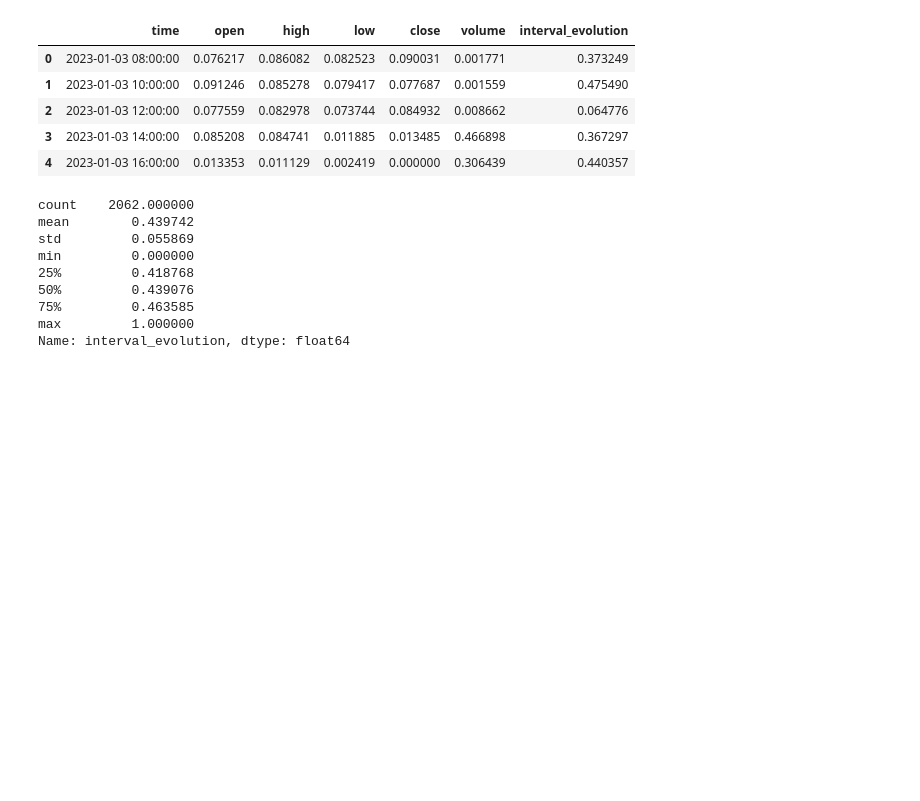
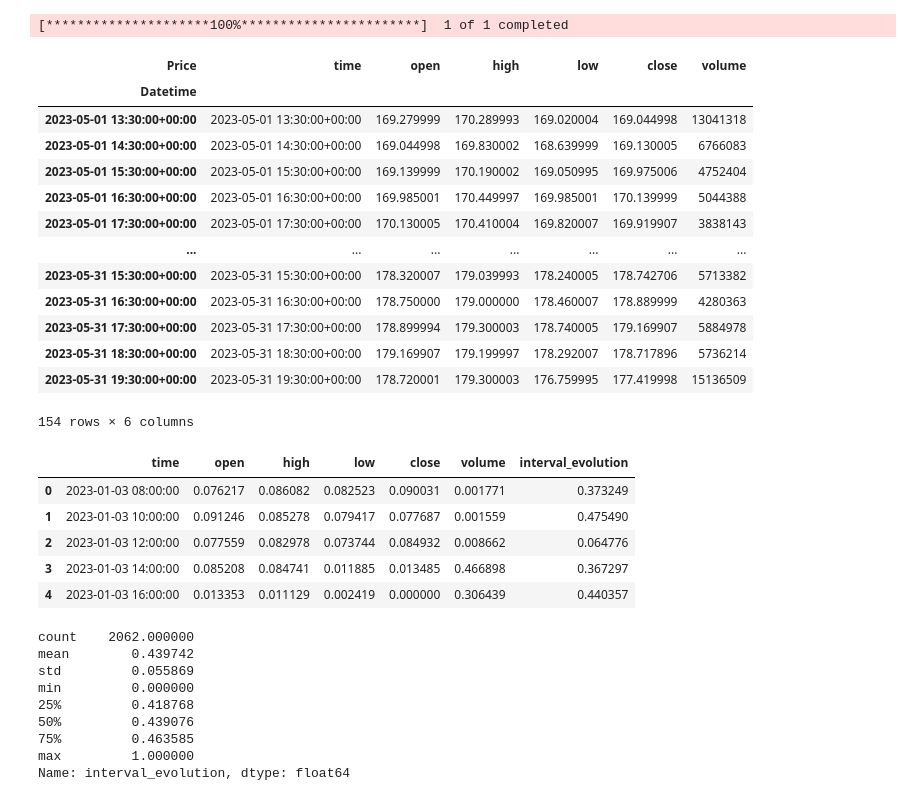
Before and after one commit to eliottvalette/Trading-LSTM, a Jupyter notebook: first-glance.ipynb, the cells around one changed output. Drawn from its saved outputs; the diff is of its cells as text; code cells hidden in the pictures; blank space fills up the shorter version.

```diff
--- a/first-glance.ipynb
+++ b/first-glance.ipynb
@@ -64,3 +82,50 @@ def get_historical_data(symbol, timeframe, start_date, end_date, limit=10000):
+# %%
+import yfinance as yf
+
+def get_historical_data_yf(symbol, timeframe, start_date, end_date, limit=10000):
+    try:
+        # Fetch data from Yahoo Finance
+        bars = yf.download(
+            tickers=symbol,
+            start=start_date,
+            end=end_date,
+            interval=timeframe
+        )
+
+        # Convert the index to datetime and reset for consistency
+        bars['time'] = pd.to_datetime(bars.index)
+
+        # Select and rename columns to match the expected structure
+        bars = bars.rename(columns={'Open': 'open', 'High': 'high', 'Low': 'low', 'Close': 'close', 'Volume': 'volume'})
+
+        # Ensure the final DataFrame has the required columns and order
+        bars = bars[['time', 'open', 'high', 'low', 'close', 'volume']]
+        bars.columns = bars.columns.get_level_values(0)
+        return bars
+
+    except Exception as e:
+        print(f"Error while fetching historical data: {e}")
+        return None
+# %%
+df = get_historical_data_yf(symbol = 'AAPL', timeframe = '1h', start_date ='2023-05-01', end_date='2023-06-01')
+
+df
+# %% [output]
+[*********************100%***********************]  1 of 1 completed
+| Price | time | open | high | low | close | volume |
+| Datetime |  |  |  |  |  |  |
+| 2023-05-01 13:30:00+00:00 | 2023-05-01 13:30:00+00:00 | 169.279999 | 170.289993 | 169.020004 | 169.044998 | 13041318 |
+| 2023-05-01 14:30:00+00:00 | 2023-05-01 14:30:00+00:00 | 169.044998 | 169.830002 | 168.639999 | 169.130005 | 6766083 |
+| 2023-05-01 15:30:00+00:00 | 2023-05-01 15:30:00+00:00 | 169.139999 | 170.190002 | 169.050995 | 169.975006 | 4752404 |
+| 2023-05-01 16:30:00+00:00 | 2023-05-01 16:30:00+00:00 | 169.985001 | 170.449997 | 169.985001 | 170.139999 | 5044388 |
+| 2023-05-01 17:30:00+00:00 | 2023-05-01 17:30:00+00:00 | 170.130005 | 170.410004 | 169.820007 | 169.919907 | 3838143 |
+| ... | ... | ... | ... | ... | ... | ... |
+| 2023-05-31 15:30:00+00:00 | 2023-05-31 15:30:00+00:00 | 178.320007 | 179.039993 | 178.240005 | 178.742706 | 5713382 |
+| 2023-05-31 16:30:00+00:00 | 2023-05-31 16:30:00+00:00 | 178.750000 | 179.000000 | 178.460007 | 178.889999 | 4280363 |
+| 2023-05-31 17:30:00+00:00 | 2023-05-31 17:30:00+00:00 | 178.899994 | 179.300003 | 178.740005 | 179.169907 | 5884978 |
+| 2023-05-31 18:30:00+00:00 | 2023-05-31 18:30:00+00:00 | 179.169907 | 179.199997 | 178.292007 | 178.717896 | 5736214 |
+| 2023-05-31 19:30:00+00:00 | 2023-05-31 19:30:00+00:00 | 178.720001 | 179.300003 | 176.759995 | 177.419998 | 15136509 |
+154 rows × 6 columns
 # %%
 def filter_close(df):
     start_date = min(df['time'])
```
Also changed, not shown: parts of 1 cell of this notebook, 20 other files.
